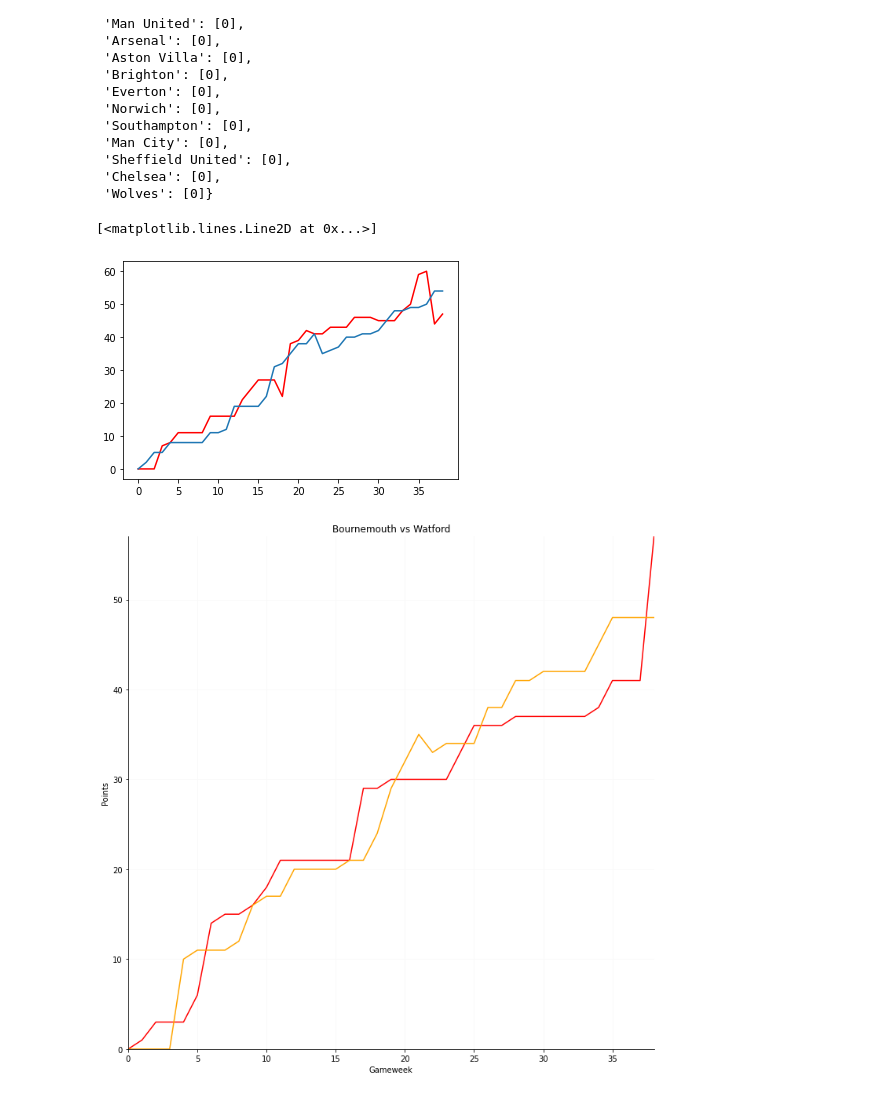
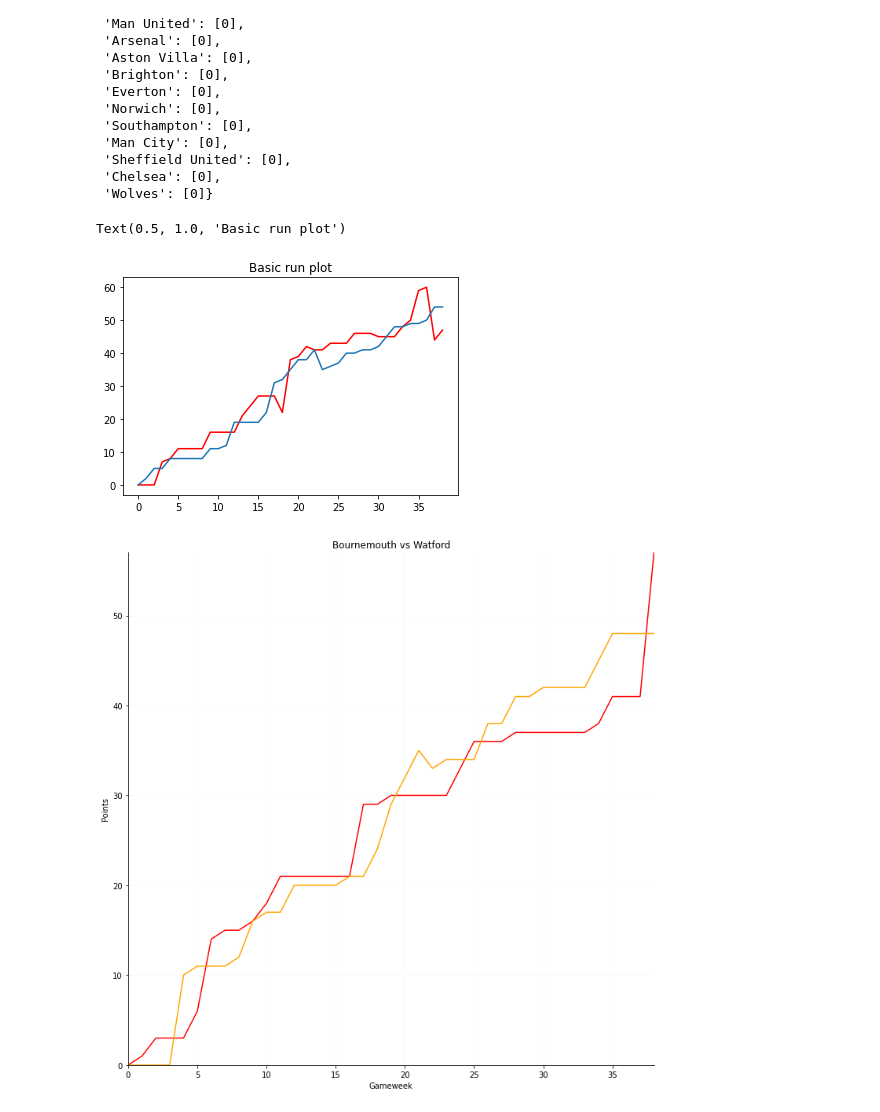
Before and after one commit to Adonis232/Ironhack_final_project_2.0, a Jupyter notebook: Running teams19-20.ipynb, the cells around one changed output. Cells and saved outputs as stored; diff of their text form; code cells hidden in the pictures.

```diff
--- a/Running teams19-20.ipynb
+++ b/Running teams19-20.ipynb
@@ -76,13 +95,14 @@ for row in data.itertuples():
 # %%
 ##Thats a trial
 
 match = list(range(0, 39))
 
 plt.plot(match, teamlst['Southampton'], color='r')
 plt.plot(match, teamlst['Everton'])
+plt.title('Basic run plot')
 # %% [output]
-[<matplotlib.lines.Line2D at 0x...>]
+Text(0.5, 1.0, 'Basic run plot')
-[figure, old version]
+[figure, new version]
 # %%
 ## Season 2019-2020
 # %%
```
Also changed, not shown: parts of 13 cells of this notebook, 8 other files.
